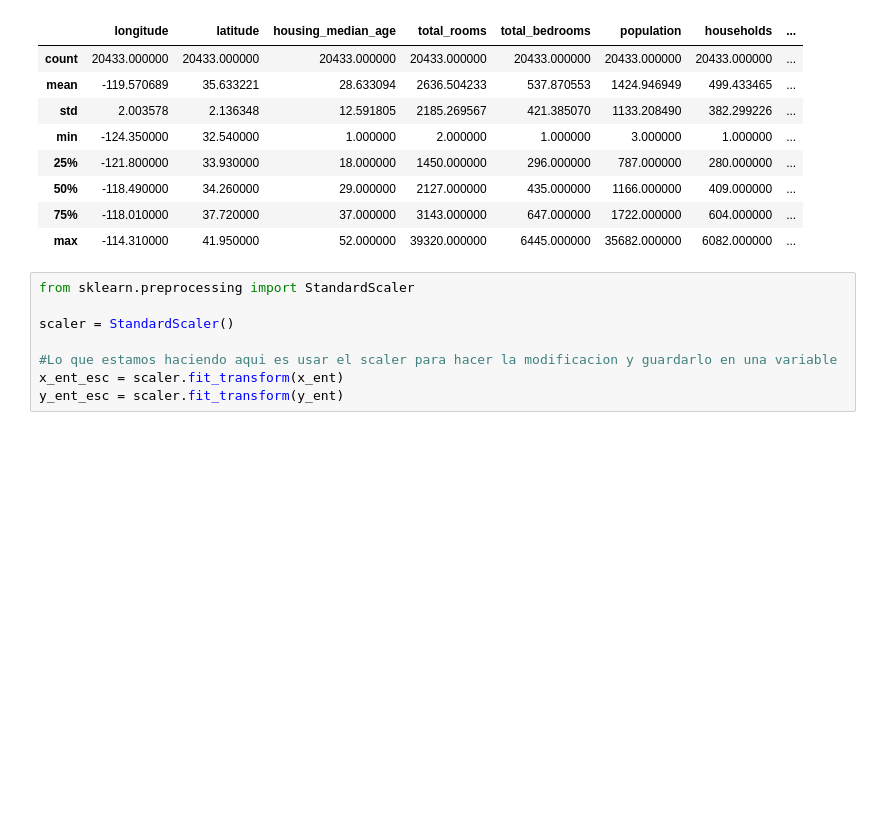
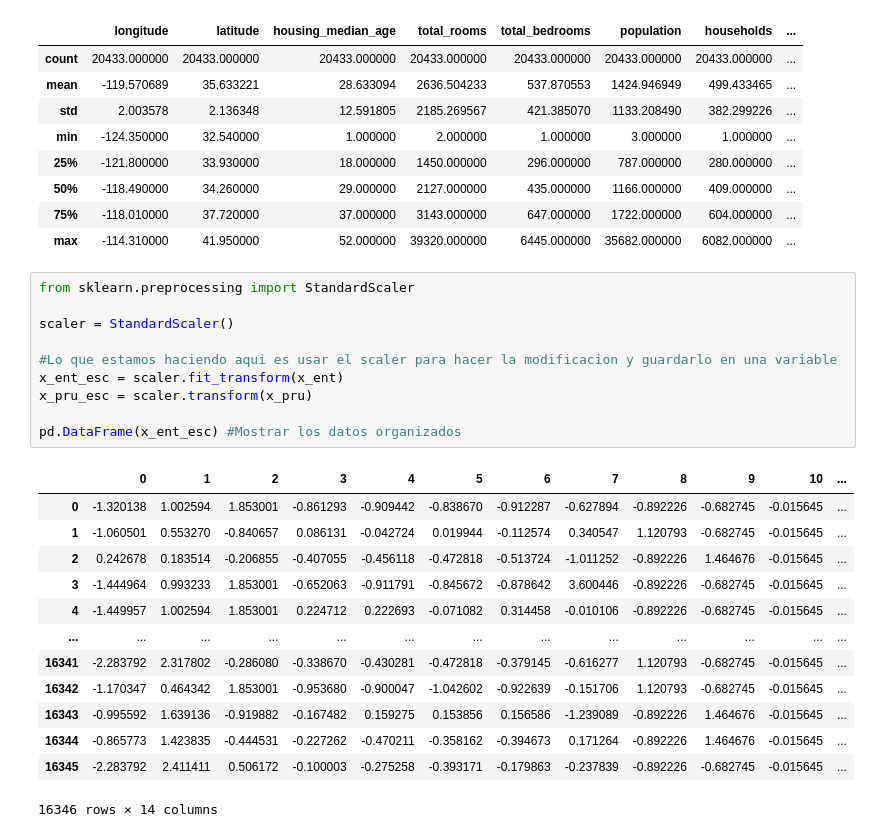
Before and after one commit to Roberto0611/IA-python-Basics, a Jupyter notebook: Linear-Regresion-practice/housing.ipynb, the cells around one changed output. Drawn from its saved outputs; the diff is of its cells as text; blank space fills up the shorter version.

Commit message:
Fix scaler bug

```diff
--- a/Linear-Regresion-practice/housing.ipynb
+++ b/Linear-Regresion-practice/housing.ipynb
@@ -297,11 +297,27 @@ datos_na.describe()
 # %%
 from sklearn.preprocessing import StandardScaler
 
 scaler = StandardScaler()
 
 #Lo que estamos haciendo aqui es usar el scaler para hacer la modificacion y guardarlo en una variable
 x_ent_esc = scaler.fit_transform(x_ent)
-y_ent_esc = scaler.fit_transform(y_ent)
+x_pru_esc = scaler.transform(x_pru)
+
+pd.DataFrame(x_ent_esc) #Mostrar los datos organizados
+# %% [output]
+|  | 0 | 1 | 2 | 3 | 4 | 5 | 6 | 7 | 8 | 9 | 10 | ... |
+| 0 | -1.320138 | 1.002594 | 1.853001 | -0.861293 | -0.909442 | -0.838670 | -0.912287 | -0.627894 | -0.892226 | -0.682745 | -0.015645 | ... |
+| 1 | -1.060501 | 0.553270 | -0.840657 | 0.086131 | -0.042724 | 0.019944 | -0.112574 | 0.340547 | 1.120793 | -0.682745 | -0.015645 | ... |
+| 2 | 0.242678 | 0.183514 | -0.206855 | -0.407055 | -0.456118 | -0.472818 | -0.513724 | -1.011252 | -0.892226 | 1.464676 | -0.015645 | ... |
+| 3 | -1.444964 | 0.993233 | 1.853001 | -0.652063 | -0.911791 | -0.845672 | -0.878642 | 3.600446 | -0.892226 | -0.682745 | -0.015645 | ... |
+| 4 | -1.449957 | 1.002594 | 1.853001 | 0.224712 | 0.222693 | -0.071082 | 0.314458 | -0.010106 | -0.892226 | -0.682745 | -0.015645 | ... |
+| ... | ... | ... | ... | ... | ... | ... | ... | ... | ... | ... | ... | ... |
+| 16341 | -2.283792 | 2.317802 | -0.286080 | -0.338670 | -0.430281 | -0.472818 | -0.379145 | -0.616277 | 1.120793 | -0.682745 | -0.015645 | ... |
+| 16342 | -1.170347 | 0.464342 | 1.853001 | -0.953680 | -0.900047 | -1.042602 | -0.922639 | -0.151706 | 1.120793 | -0.682745 | -0.015645 | ... |
+| 16343 | -0.995592 | 1.639136 | -0.919882 | -0.167482 | 0.159275 | 0.153856 | 0.156586 | -1.239089 | -0.892226 | 1.464676 | -0.015645 | ... |
+| 16344 | -0.865773 | 1.423835 | -0.444531 | -0.227262 | -0.470211 | -0.358162 | -0.394673 | 0.171264 | -0.892226 | 1.464676 | -0.015645 | ... |
+| 16345 | -2.283792 | 2.411411 | 0.506172 | -0.100003 | -0.275258 | -0.393171 | -0.179863 | -0.237839 | -0.892226 | -0.682745 | -0.015645 | ... |
+16346 rows × 14 columns
 # %%
 pd.DataFrame(x_ent_esc)
 # %% [output]
```
Also changed, not shown: parts of 6 cells of this notebook.
